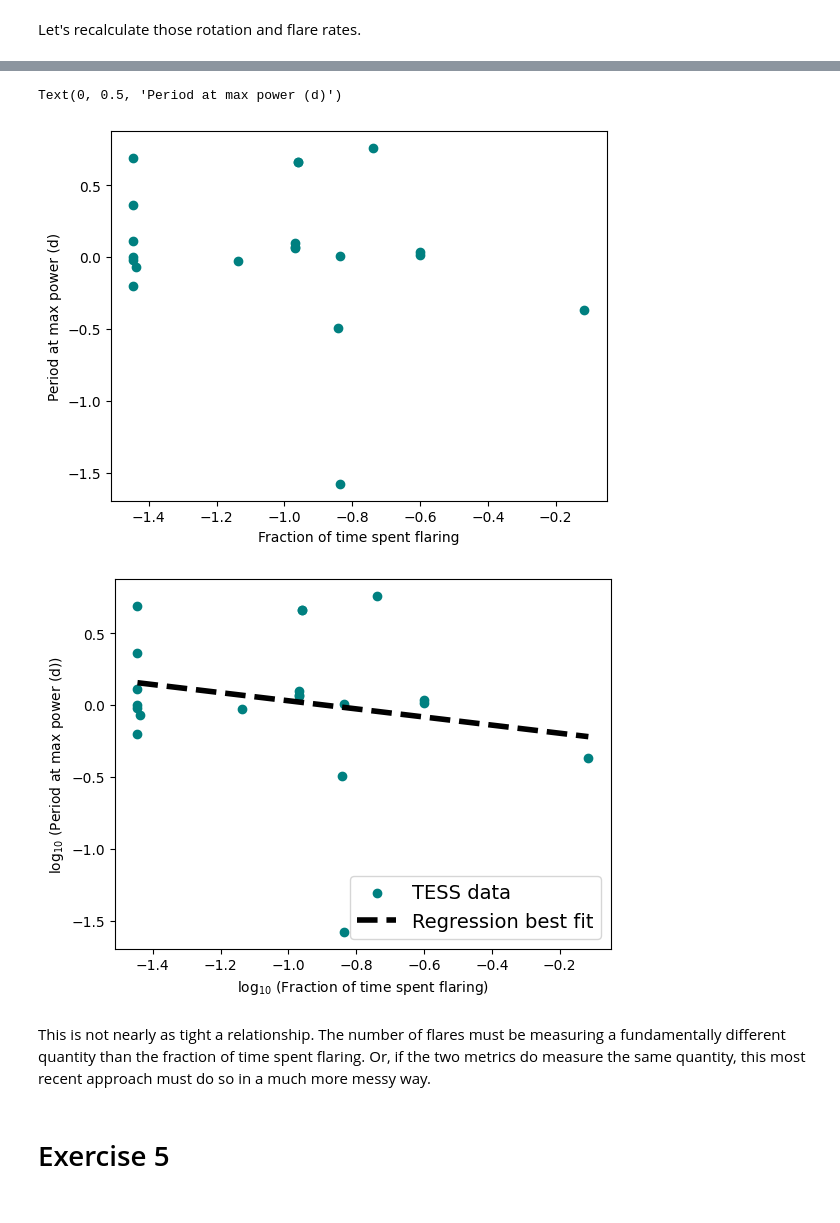
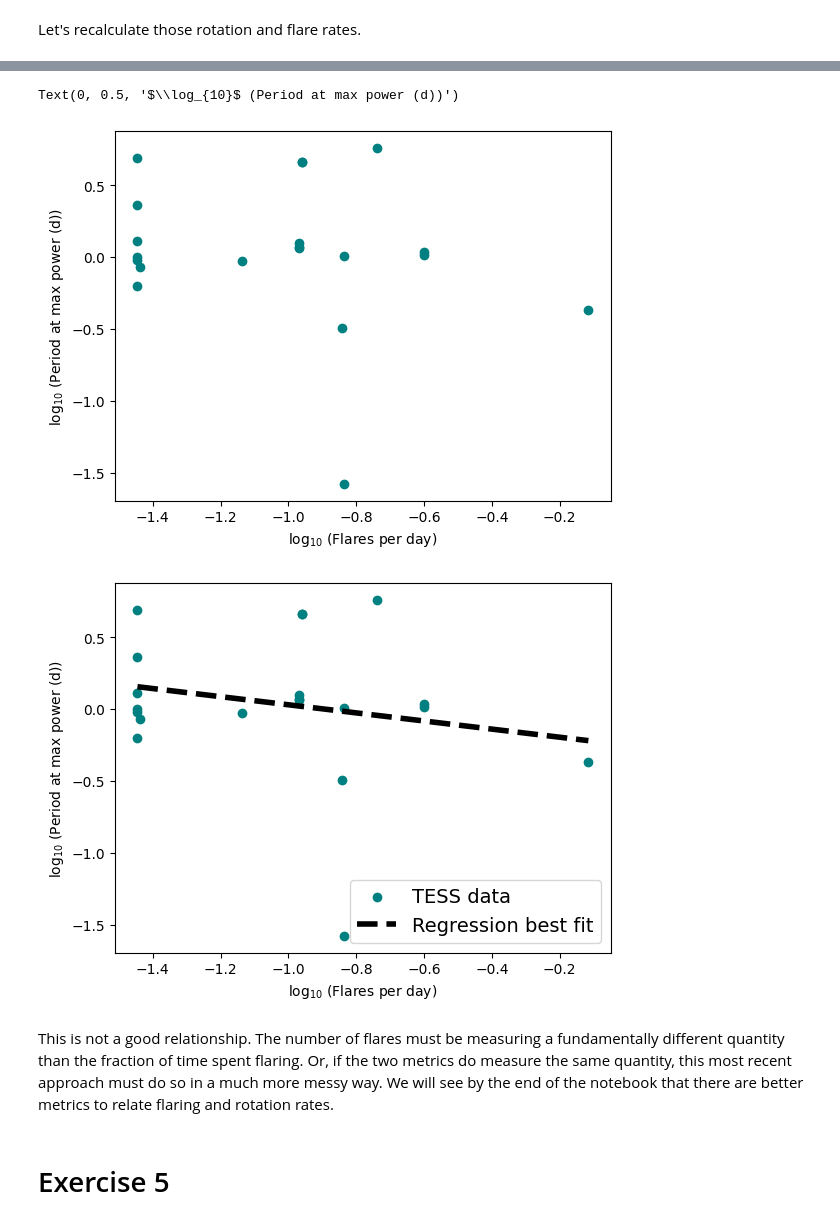
Before and after one commit to spacetelescope/project-tikebook, a Jupyter notebook: notebooks/7-rotation-speeds/interm_rotation_rate_solutions.ipynb, the cells around one changed output, grey strips where cells are left out. Saved outputs shown, nothing was run; the diff lists cells and outputs as text; code cells hidden in the pictures.

Commit message:
change flaring axis labels

```diff
--- a/notebooks/7-rotation-speeds/interm_rotation_rate_solutions.ipynb
+++ b/notebooks/7-rotation-speeds/interm_rotation_rate_solutions.ipynb
@@ -378,11 +377,11 @@ rot_rates = [rot_rate.value for rot_rate in rot_rates]
 # %%
 plt.scatter(np.log10(flare_rates), np.log10(rot_rates), color='teal')
 
-plt.xlabel('Fraction of time spent flaring')
-plt.ylabel('Period at max power (d)')
+plt.xlabel(r'$\log_{10}$' + ' (Flares per day)')
+plt.ylabel(r'$\log_{10}$' + ' (Period at max power (d))')
 # %% [output]
-Text(0, 0.5, 'Period at max power (d)')
+Text(0, 0.5, '$\\log_{10}$ (Period at max power (d))')
-[figure, old version]
+[figure, new version]
 # %%
 rot_rates, flare_rates = np.array(rot_rates), np.array(flare_rates)
 # %%
@@ -397,13 +396,13 @@ y = slope * x + intercept
 plt.scatter(np.log10(flare_rates_cleaned), np.log10(rot_rates_cleaned), color='teal', label='TESS data')
 plt.plot(x,y, color='black', linestyle='--', lw=4, label='Regression best fit')
 
-plt.xlabel(r'$\log_{10}$' + ' (Fraction of time spent flaring)')
+plt.xlabel(r'$\log_{10}$' + ' (Flares per day)')
 plt.ylabel(r'$\log_{10}$' + ' (Period at max power (d))')
 plt.legend(fontsize=14);
 # %% [output]
-[figure, old version]
+[figure, new version]
 # %% [markdown]
-This is not nearly as tight a relationship. The number of flares must be measuring a fundamentally different quantity than the fraction of time spent flaring. Or, if the two metrics do measure the same quantity, this most recent approach must do so in a much more messy way.
+This is not a good relationship. The number of flares must be measuring a fundamentally different quantity than the fraction of time spent flaring. Or, if the two metrics do measure the same quantity, this most recent approach must do so in a much more messy way. We will see by the end of the notebook that there are better metrics to relate flaring and rotation rates.
 # %% [markdown]
 # Exercise 5
 # %% [markdown]
```
Also changed, not shown: parts of 5 cells of this notebook.
